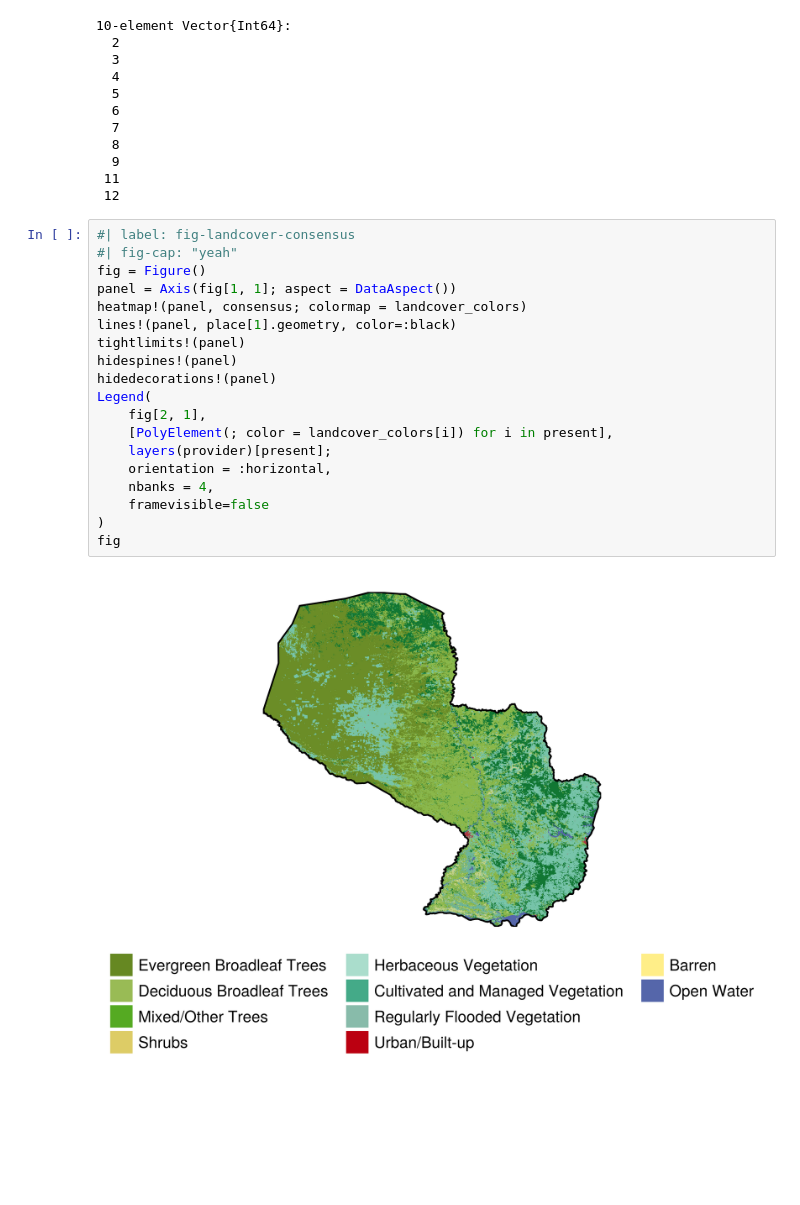
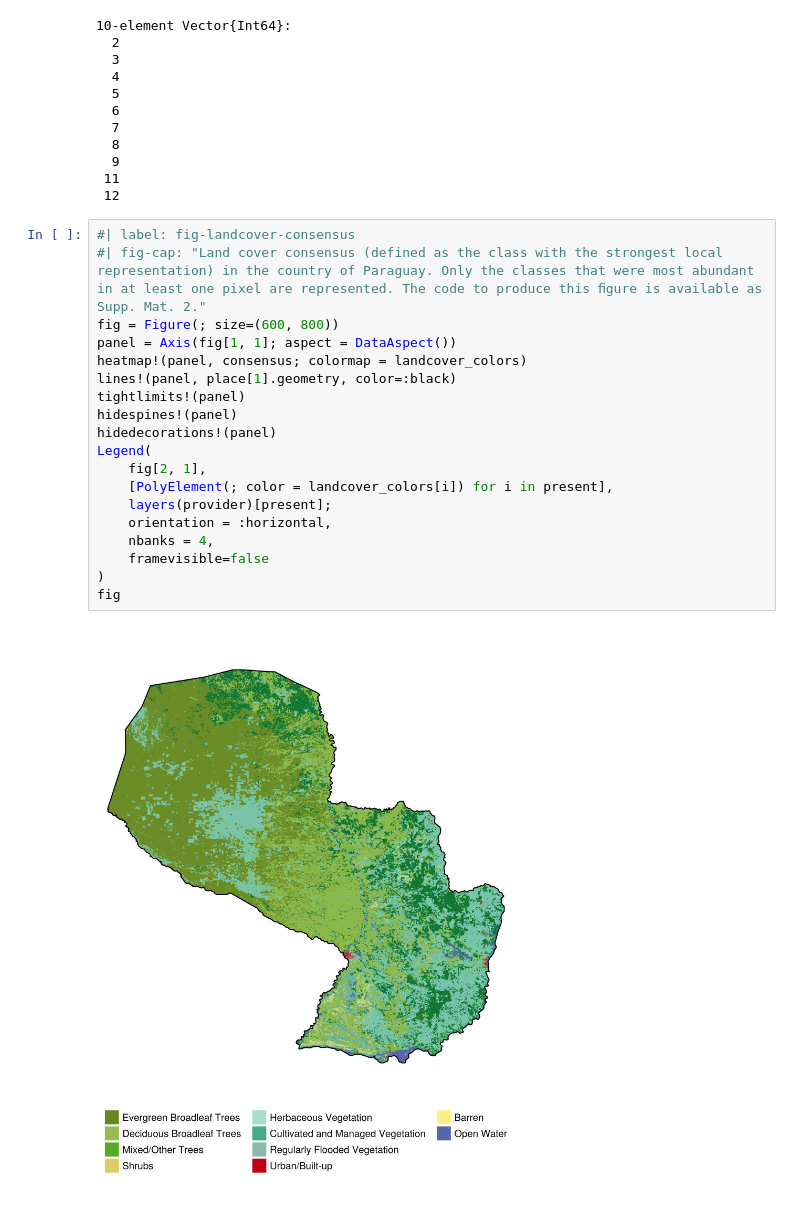
Before and after one commit to PoisotLab/ms_sdt_software, a Jupyter notebook: appendix/consensus.ipynb, the cells around one changed output. Drawn from its saved outputs; the diff is of its cells as text; blank space fills up the shorter version.

```diff
--- a/appendix/consensus.ipynb
+++ b/appendix/consensus.ipynb
@@ -84,22 +84,22 @@ present = sort(unique(values(consensus)))
  12
 # %%
 #| label: fig-landcover-consensus
-#| fig-cap: "yeah"
-fig = Figure()
+#| fig-cap: "Land cover consensus (defined as the class with the strongest local representation) in the country of Paraguay. Only the classes that were most abundant in at least one pixel are represented. The code to produce this ﬁgure is available as Supp. Mat. 2."
+fig = Figure(; size=(600, 800))
 panel = Axis(fig[1, 1]; aspect = DataAspect())
 heatmap!(panel, consensus; colormap = landcover_colors)
 lines!(panel, place[1].geometry, color=:black)
 tightlimits!(panel)
 hidespines!(panel)
 hidedecorations!(panel)
 Legend(
     fig[2, 1],
     [PolyElement(; color = landcover_colors[i]) for i in present],
     layers(provider)[present];
     orientation = :horizontal,
     nbanks = 4,
     framevisible=false
 )
 fig
 # %% [output]
-[figure, old version]
+[figure, new version]
```
Also changed, not shown: 18 other files.
